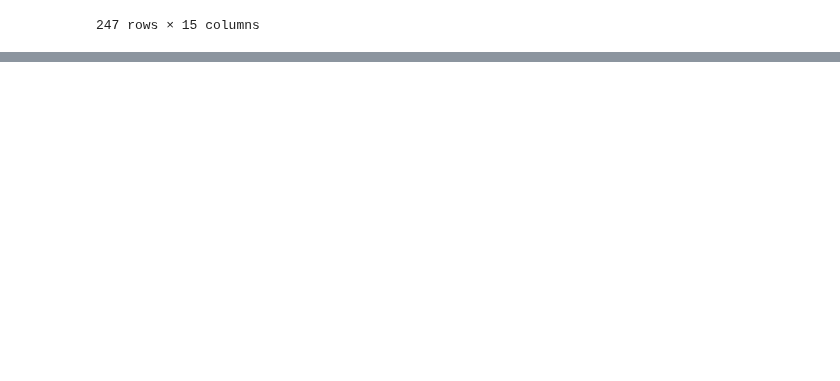
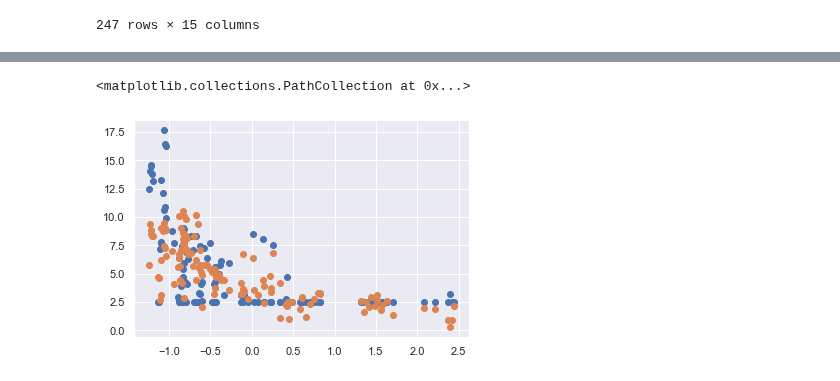
Before and after one commit to tanjoash/2D_data_driven_world, a Jupyter notebook: 2dwork/2D DDW.ipynb, the cells around one changed output, grey strips where cells are left out. Drawn from its saved outputs; the diff is of its cells as text; code cells hidden in the pictures; blank space fills up the shorter version.

```diff
--- a/2dwork/2D DDW.ipynb
+++ b/2dwork/2D DDW.ipynb
@@ -1429,0 +1530,8 @@ dfallyears_new_normalized
+# %%
+pred = predict(dfallyears_new_feature_test,beta)
+# %%
+plt.scatter(dfallyears_new_feature_test["GDP_normalized"],dfallyears_new_target_test)
+plt.scatter(dfallyears_new_feature_test["GDP_normalized"],pred)
+# %% [output]
+<matplotlib.collections.PathCollection at 0x...>
+[figure, added]
```
Also changed, not shown: parts of 31 cells of this notebook.
